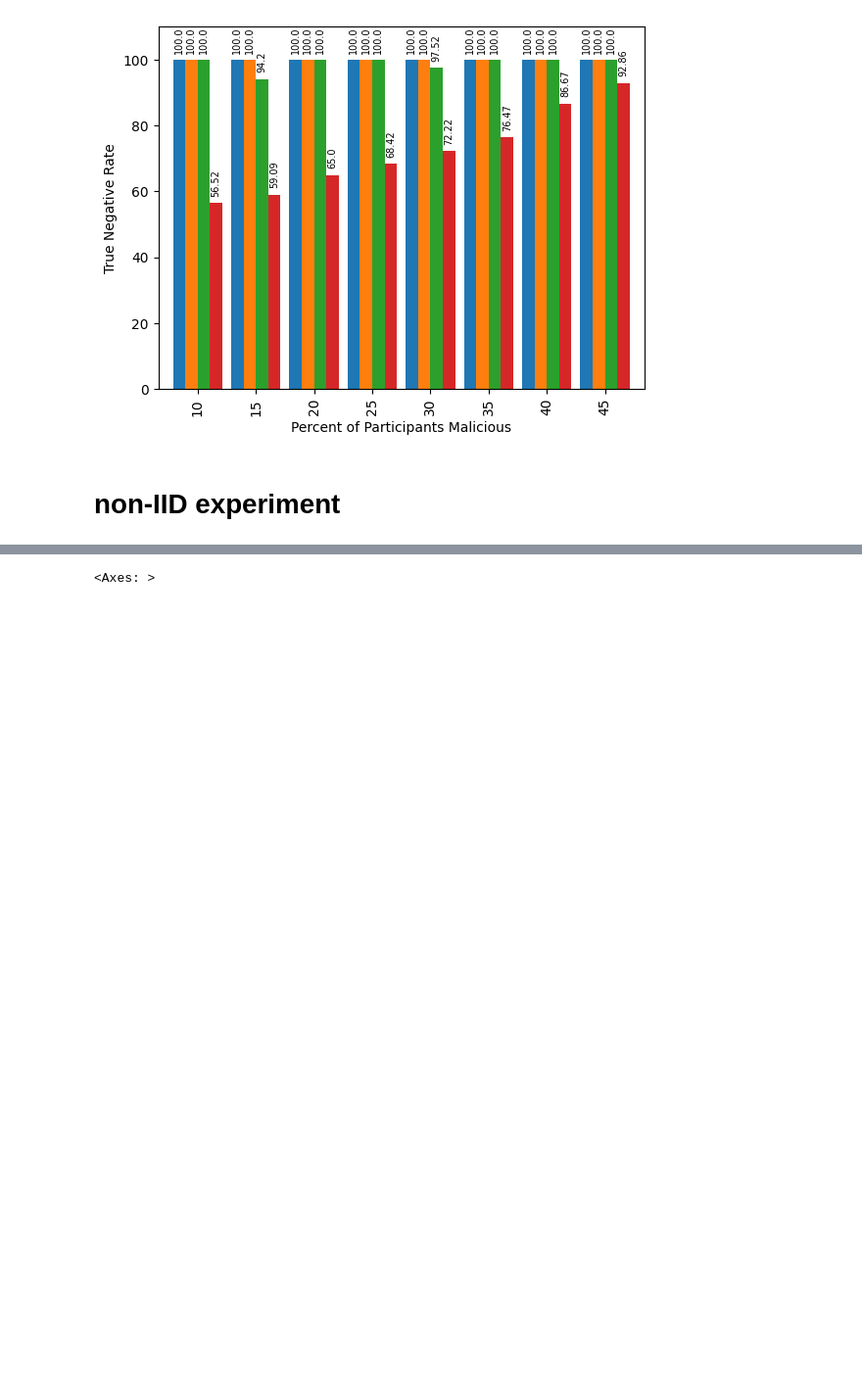
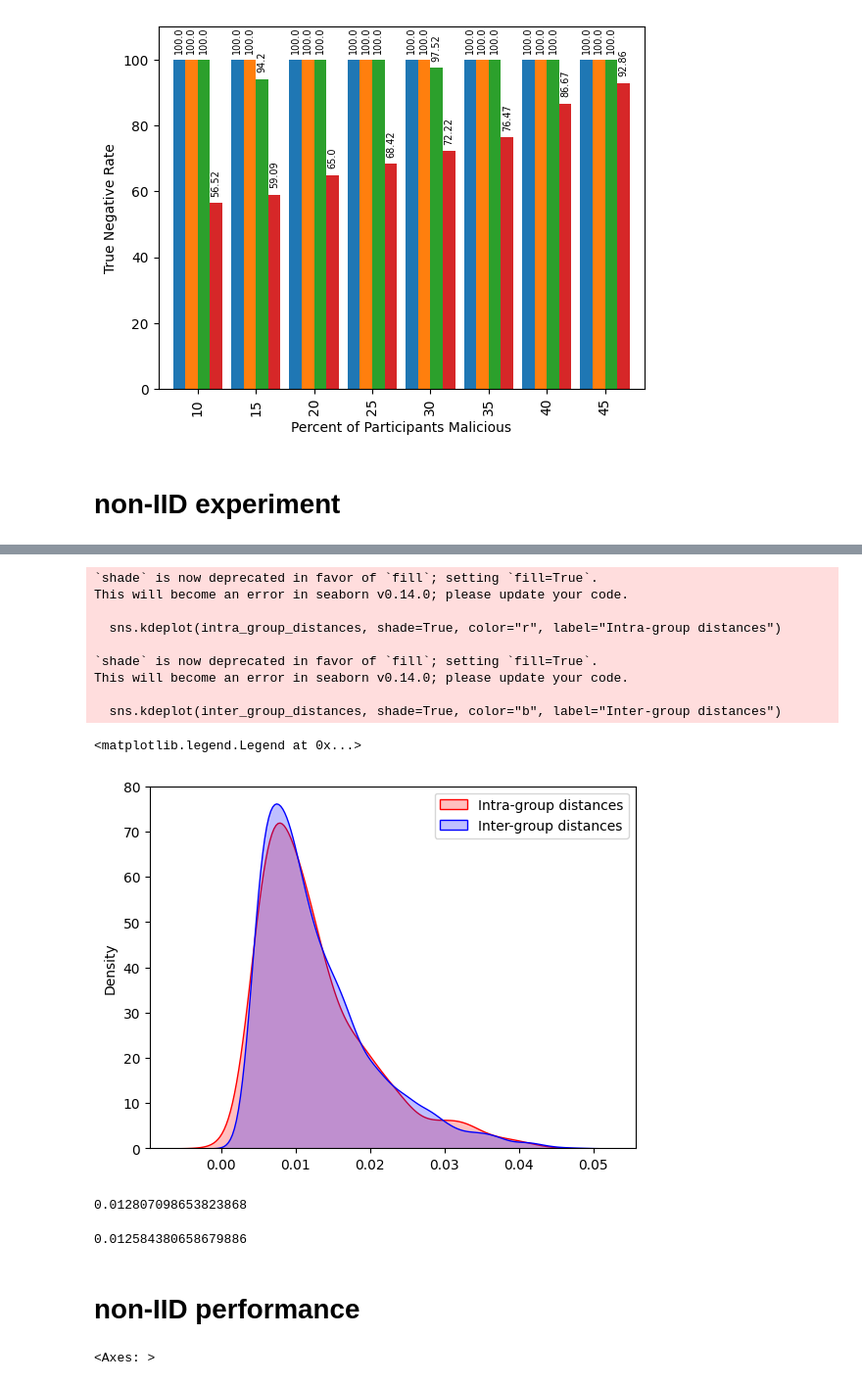
Before and after one commit to ehsanul9511/FLShield, a Jupyter notebook: plot_utils.ipynb, the cells around one changed output, grey strips where cells are left out. Shown: that part at 98% size. Drawn from its saved outputs; the diff is of its cells as text; code cells hidden in the pictures; blank space fills up the shorter version.

```diff
--- a/plot_utils.ipynb
+++ b/plot_utils.ipynb
@@ -63 +158,38 @@ for p in ax.patches:
+# %%
+intra_group_distances = []
+
+for i in range(10):
+    intra_group_distances.extend([calc_distance(val_array_by_oce_group[i][j], val_array_by_oce_group[i][k]) for j in range(len(val_array_by_oce_group[i])) for k in range(j+1, len(val_array_by_oce_group[i])) if j != k])
+
+inter_group_distances = []
+
+for i in range(10):
+    for j in range(i+1, 10):
+        inter_group_distances.extend([calc_distance(val_array_by_oce_group[i][k], val_array_by_oce_group[j][l]) for k in range(len(val_array_by_oce_group[i])) for l in range(len(val_array_by_oce_group[j]))])
+
+sns.kdeplot(intra_group_distances, shade=True, color="r", label="Intra-group distances")
+sns.kdeplot(inter_group_distances, shade=True, color="b", label="Inter-group distances")
+plt.legend()
+# %% [output]
+`shade` is now deprecated in favor of `fill`; setting `fill=True`.
+This will become an error in seaborn v0.14.0; please update your code.
+
+  sns.kdeplot(intra_group_distances, shade=True, color="r", label="Intra-group distances")
+
+`shade` is now deprecated in favor of `fill`; setting `fill=True`.
+This will become an error in seaborn v0.14.0; please update your code.
+
+  sns.kdeplot(inter_group_distances, shade=True, color="b", label="Inter-group distances")
+<matplotlib.legend.Legend at 0x...>
+[figure, added]
+# %%
+np.mean(inter_group_distances)
+# %% [output]
+0.012807098653823868
+# %%
+np.mean(intra_group_distances)
+# %% [output]
+0.012584380658679886
+# %% [markdown]
+# non-IID performance
 # %%
```
Also changed, not shown: parts of 10 cells of this notebook, 4 other files.
